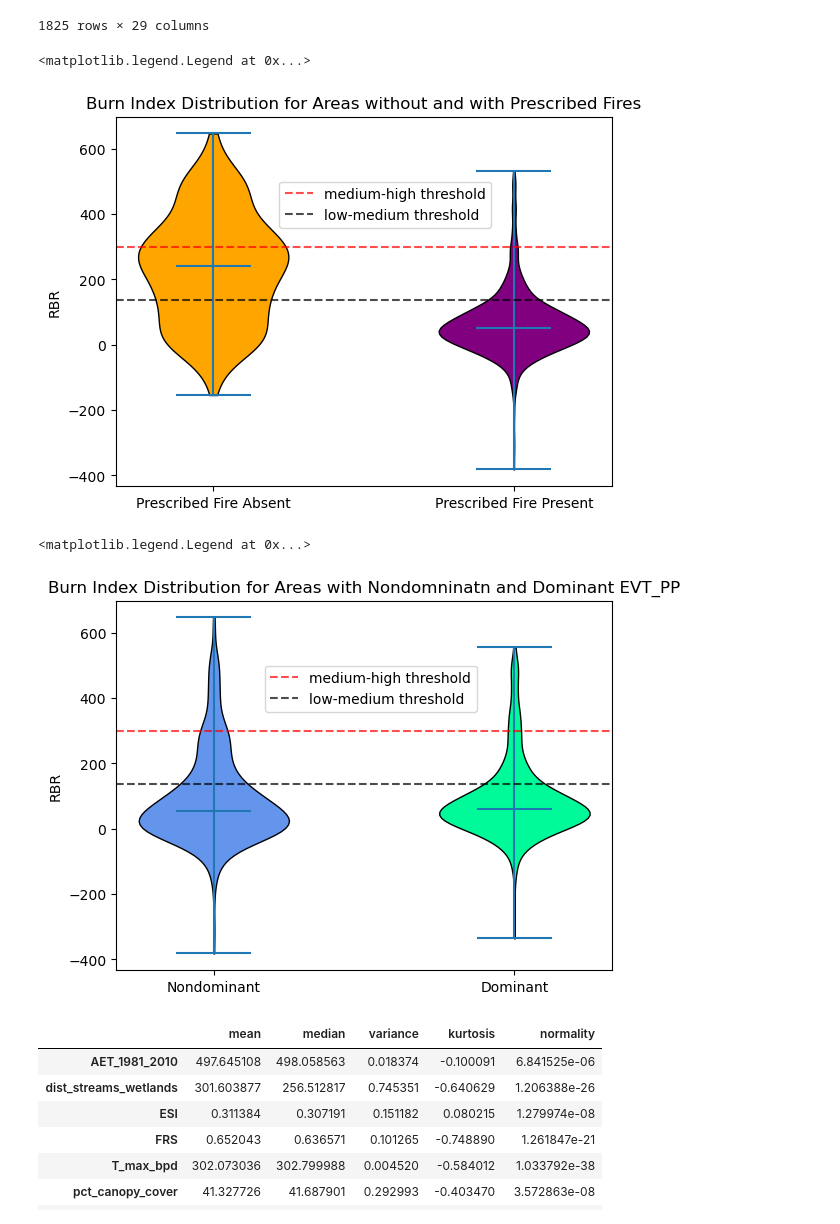
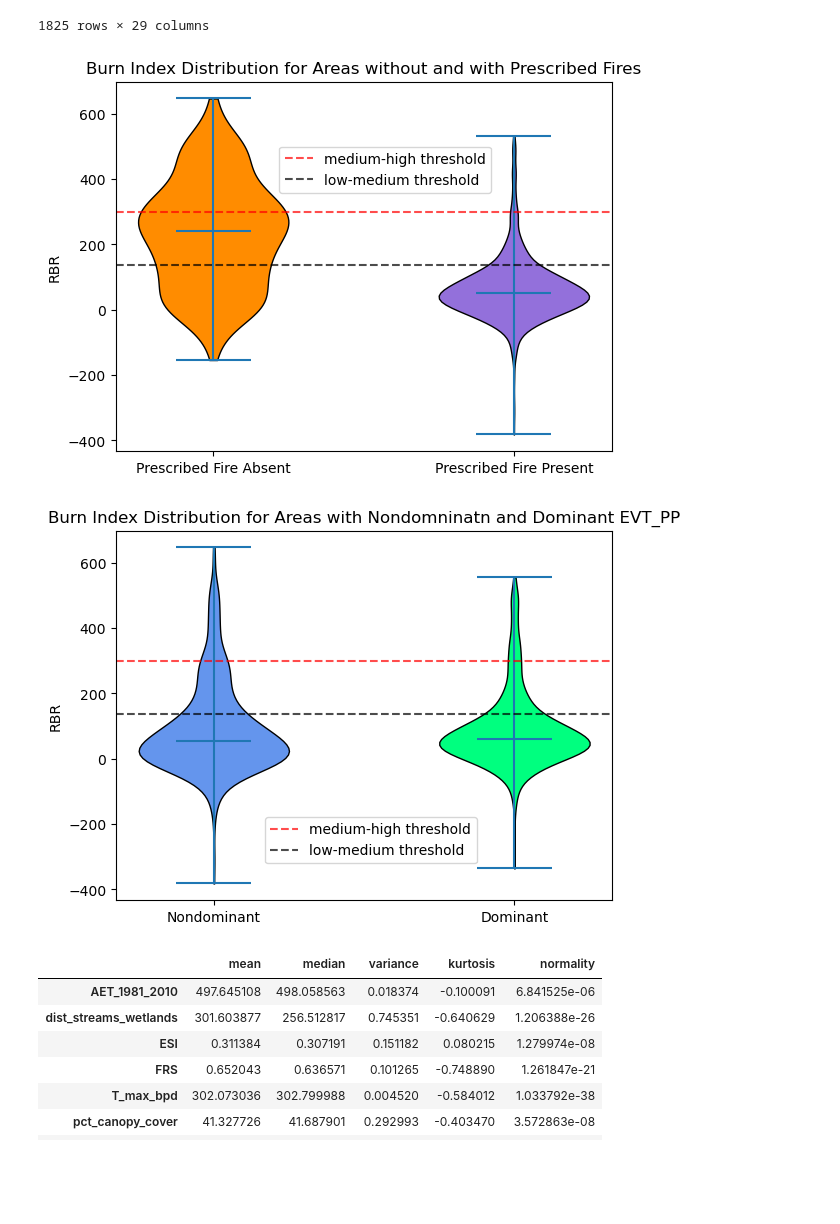
Before and after one commit to UW-ESS-DS/MLGeo2023_ESS569_Burn_Severity_Drivers, a Jupyter notebook: data_characterization.ipynb, the cells around one changed output. Saved outputs shown, nothing was run; the diff lists cells and outputs as text; code cells hidden in the pictures; blank space fills up the shorter version.

```diff
--- a/data_characterization.ipynb
+++ b/data_characterization.ipynb
@@ -22,59 +22,49 @@ data
 | 1824 | 1874 | 125 | -121.171368 | 42.767578 | 504.481323 | 89.320251 | 0.331115 | 0.574167 | ... |
 1825 rows × 29 columns
 # %%
-# RBR_Rx0s = []
-# RBR_Rx1s = []
-# for i, val in enumerate(data['Rx']):
-#     if val == 0:
-#         RBR_Rx0s.append(data['RBR'][i])
-#     if val == 1:
-#         RBR_Rx1s.append(data['RBR'][i])
-
+# Sorting RBR vals into two arrays where Rx=0 and Rx=1
 RBR_Rx0s = [data['RBR'][i] for i, val in enumerate(data['Rx']) if val == 0]
 RBR_Rx1s = [data['RBR'][i] for i, val in enumerate(data['Rx']) if val == 1]
 
-parts = plt.violinplot([RBR_Rx0s, RBR_Rx1s], [0, 1], showmedians=True)
-
+parts = plt.violinplot([RBR_Rx0s, RBR_Rx1s], [0, 1], showmedians=True) # necessary to edit the apperance of the plot
 violins = parts['bodies']
 for v in violins:
     v.set_edgecolor('k')
     v.set_alpha(1)
-violins[0].set_facecolor('orange')
-violins[1].set_facecolor('purple')
+violins[0].set_facecolor('darkorange')
+violins[1].set_facecolor('mediumpurple')
 
-plt.xticks([0, 1], labels=["Prescribed Fire Absent", "Prescribed Fire Present"])
+plt.xticks([0, 1], labels=["Prescribed Fire Absent", "Prescribed Fire Present"]) # labeling each violin with x axis ticks
 plt.ylabel("RBR")
 plt.title("Burn Index Distribution for Areas without and with Prescribed Fires")
-plt.axhline(300, linestyle='--', color='r', alpha=0.7, label="medium-high threshold") # burn index medium-high threshold
-plt.axhline(136, linestyle='--', color='k', alpha=0.7, label="low-medium threshold") # burn index low-medium threshold
+plt.axhline(300, linestyle='--', color='r', alpha=0.7, label="medium-high threshold") # burn index medium-high threshold line
+plt.axhline(136, linestyle='--', color='k', alpha=0.7, label="low-medium threshold") # burn index low-medium threshold line
 plt.legend(loc=[0.33, 0.7])
 plt.show()
 # %% [output]
-<matplotlib.legend.Legend at 0x...>
-[figure, old version]
+[figure, new version]
 # %%
+# Sorting RBR vals into two arrays where Rx=0 and Rx=1
 RBR_EVTPP0 = [data['RBR'][i] for i, val in enumerate(data['EVT_PP']) if val == 0]
 RBR_EVTPP1 = [data['RBR'][i] for i, val in enumerate(data['EVT_PP']) if val == 1]
 
-parts = plt.violinplot([RBR_EVTPP0, RBR_EVTPP1], [0, 1], showmedians=True)
-
+parts = plt.violinplot([RBR_EVTPP0, RBR_EVTPP1], [0, 1], showmedians=True) # necessary to edit the apperance of the plot
 violins = parts['bodies']
 for v in violins:
     v.set_edgecolor('k')
     v.set_alpha(1)
 violins[0].set_facecolor('cornflowerblue')
-violins[1].set_facecolor('mediumspringgreen')
+violins[1].set_facecolor('springgreen')
 
-plt.xticks([0, 1], labels=["Nondominant", "Dominant"])
+plt.xticks([0, 1], labels=["Nondominant", "Dominant"])  # labeling each violin with x axis ticks
 plt.ylabel("RBR")
 plt.title("Burn Index Distribution for Areas with Nondomninatn and Dominant EVT_PP")
 plt.axhline(300, linestyle='--', color='r', alpha=0.7, label="medium-high threshold") # burn index medium-high threshold
 plt.axhline(136, linestyle='--', color='k', alpha=0.7, label="low-medium threshold") # burn index low-medium threshold
-plt.legend(loc=[0.3, 0.7])
+plt.legend(loc=[0.3, 0.1])
 plt.show()
 # %% [output]
-<matplotlib.legend.Legend at 0x...>
-[figure, old version]
+[figure, new version]
 # %%
 analog_vars = data.drop(columns=['Unnamed: 0', 'RBR', 'X', 'Y', 'Rx', 'EVT_PP']) # isolating continuous variables for analysis
 
```
Also changed, not shown: parts of 3 cells of this notebook.
